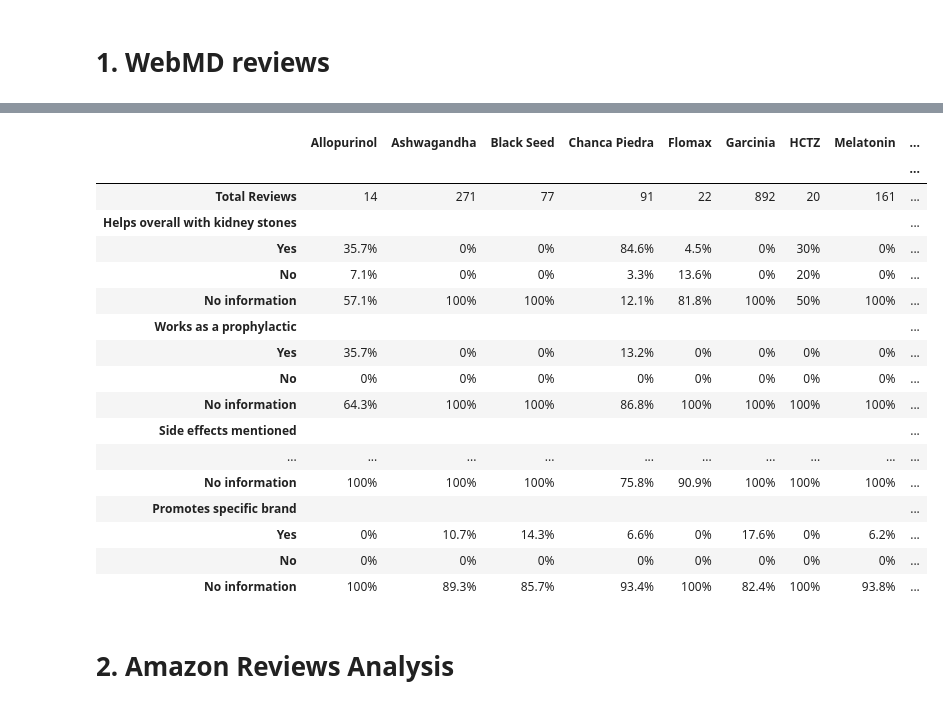
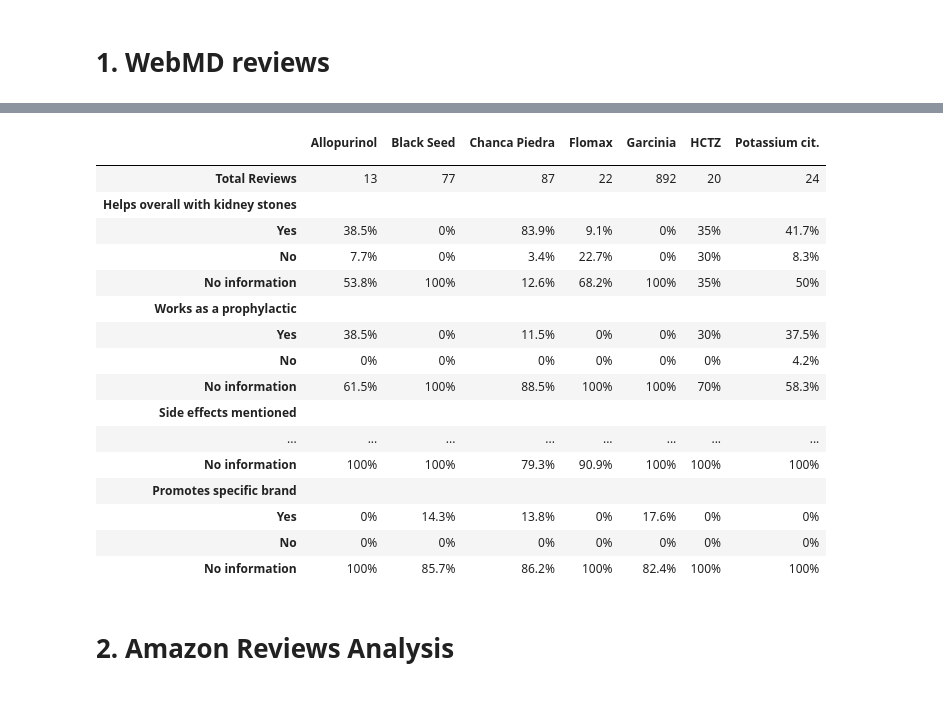
Before and after one commit to aph-research/chanca-piedra, a Jupyter notebook: chanca-piedra-analysis.ipynb, the cells around one changed output, grey strips where cells are left out. Drawn from its saved outputs; the diff is of its cells as text; code cells hidden in the pictures.

Commit message:
Plots and tables
Especially for side effects

```diff
--- a/chanca-piedra-analysis.ipynb
+++ b/chanca-piedra-analysis.ipynb
@@ -13,7 +13,7 @@ PLOT_PARAMS = {
 }
 
 figfolder = "docs/"
-export_to_gdoc = True
+export_to_gdoc = False
 
 def get_text_color():
     return 'black' if export_to_gdoc else 'white'
@@ -213,53 +213,53 @@ columns_to_analyze = [
     'Works as a prophylactic',
     'Side effects mentioned',
     'Asserts significant pain reduction',
     'Mentions breaking of stones',
     'Mentions shrinking of the stones',
     'Mentions softening of stones',
     'Stone passed with no or almost no pain',
     'Promotes specific brand',
 ]
 
 webmd_medicine_mapping = {
     'Allopurinol Oral': 'Allopurinol',
     'Flomax Oral': 'Flomax',
     'Hydrochlorothiazide': 'HCTZ',
     'Potassium Citrate Oral': 'Potassium cit.'
 }
 
-# webmd_medicines_to_exclude = ['Ashwagandha', 'Melatonin']
-webmd_medicines_to_exclude = []
+webmd_medicines_to_exclude = ['Ashwagandha', 'Melatonin']
+# webmd_medicines_to_exclude = []
 
 # Generate and display statistics
 display_df = calculate_stats(
     df,
     columns_to_analyze,
     medicines_to_exclude=webmd_medicines_to_exclude,
     medicine_mapping=webmd_medicine_mapping
 )
 display(style_dataframe(display_df))
 
 tablename = "webmd-table-full-analysis"
 display_df.to_html(figfolder + tablename + ".html")
 # %% [output]
-|  | Allopurinol | Ashwagandha | Black Seed | Chanca Piedra | Flomax | Garcinia | HCTZ | Melatonin | ... |
-|  |  |  |  |  |  |  |  |  | ... |
-| Total Reviews | 14 | 271 | 77 | 91 | 22 | 892 | 20 | 161 | ... |
-| Helps overall with kidney stones |  |  |  |  |  |  |  |  | ... |
-| Yes | 35.7% | 0% | 0% | 84.6% | 4.5% | 0% | 30% | 0% | ... |
-| No | 7.1% | 0% | 0% | 3.3% | 13.6% | 0% | 20% | 0% | ... |
-| No information | 57.1% | 100% | 100% | 12.1% | 81.8% | 100% | 50% | 100% | ... |
-| Works as a prophylactic |  |  |  |  |  |  |  |  | ... |
-| Yes | 35.7% | 0% | 0% | 13.2% | 0% | 0% | 0% | 0% | ... |
-| No | 0% | 0% | 0% | 0% | 0% | 0% | 0% | 0% | ... |
-| No information | 64.3% | 100% | 100% | 86.8% | 100% | 100% | 100% | 100% | ... |
-| Side effects mentioned |  |  |  |  |  |  |  |  | ... |
-| ... | ... | ... | ... | ... | ... | ... | ... | ... | ... |
-| No information | 100% | 100% | 100% | 75.8% | 90.9% | 100% | 100% | 100% | ... |
-| Promotes specific brand |  |  |  |  |  |  |  |  | ... |
-| Yes | 0% | 10.7% | 14.3% | 6.6% | 0% | 17.6% | 0% | 6.2% | ... |
-| No | 0% | 0% | 0% | 0% | 0% | 0% | 0% | 0% | ... |
-| No information | 100% | 89.3% | 85.7% | 93.4% | 100% | 82.4% | 100% | 93.8% | ... |
+|  | Allopurinol | Black Seed | Chanca Piedra | Flomax | Garcinia | HCTZ | Potassium cit. |
+|  |  |  |  |  |  |  |  |
+| Total Reviews | 13 | 77 | 87 | 22 | 892 | 20 | 24 |
+| Helps overall with kidney stones |  |  |  |  |  |  |  |
+| Yes | 38.5% | 0% | 83.9% | 9.1% | 0% | 35% | 41.7% |
+| No | 7.7% | 0% | 3.4% | 22.7% | 0% | 30% | 8.3% |
+| No information | 53.8% | 100% | 12.6% | 68.2% | 100% | 35% | 50% |
+| Works as a prophylactic |  |  |  |  |  |  |  |
+| Yes | 38.5% | 0% | 11.5% | 0% | 0% | 30% | 37.5% |
+| No | 0% | 0% | 0% | 0% | 0% | 0% | 4.2% |
+| No information | 61.5% | 100% | 88.5% | 100% | 100% | 70% | 58.3% |
+| Side effects mentioned |  |  |  |  |  |  |  |
+| ... | ... | ... | ... | ... | ... | ... | ... |
+| No information | 100% | 100% | 79.3% | 90.9% | 100% | 100% | 100% |
+| Promotes specific brand |  |  |  |  |  |  |  |
+| Yes | 0% | 14.3% | 13.8% | 0% | 17.6% | 0% | 0% |
+| No | 0% | 0% | 0% | 0% | 0% | 0% | 0% |
+| No information | 100% | 85.7% | 86.2% | 100% | 82.4% | 100% | 100% |
 # %% [markdown]
 # 2. Amazon Reviews Analysis
 # %%
```
Also changed, not shown: parts of 4 cells of this notebook, 22 other files.
